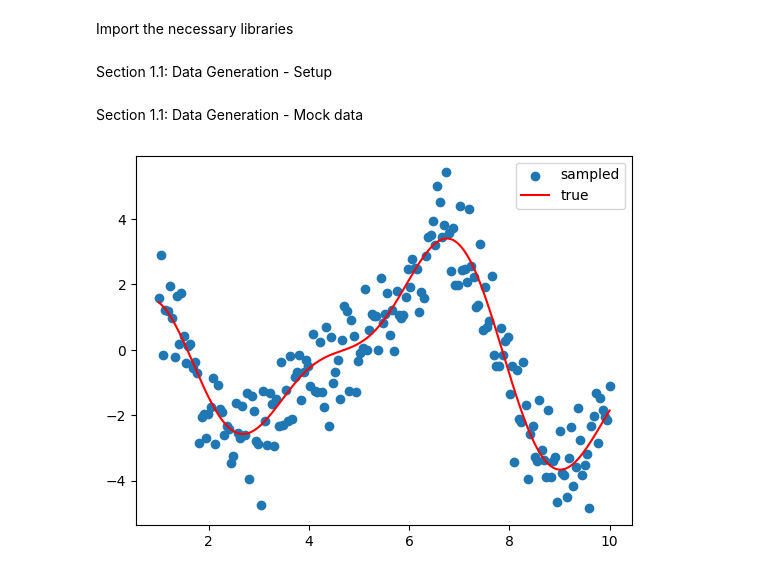
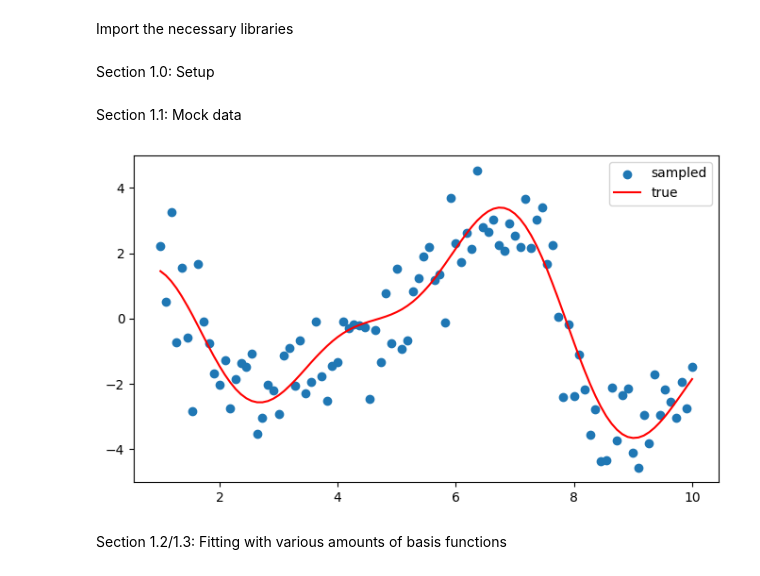
Before and after one commit to Steev3n/COMP551-F25, a Jupyter notebook: A2/A2code.ipynb, the cells around one changed output. Saved outputs shown, nothing was run; the diff lists cells and outputs as text; code cells hidden in the pictures.

```diff
--- a/A2/A2code.ipynb
+++ b/A2/A2code.ipynb
@@ -6,7 +6,7 @@ import numpy as np
 from enum import Enum
 import math
 # %% [markdown]
-Section 1.1: Data Generation - Setup
+Section 1.0: Setup
 # %%
 class BasisFunctions(Enum):
     LINEAR = "linear"
@@ -167,14 +216,17 @@ class Linear_Regression:
 # %% [markdown]
-Section 1.1: Data Generation - Mock data
+Section 1.1: Mock data
 # %%
-data = Linear_Regression.sampler(Linear_Regression.assignment_function, 200, 1, 10, random=False)
+data = Linear_Regression.sampler(Linear_Regression.assignment_function, 100, 1, 10, random=False)
 x = data.get("x")
 y = data.get("y")
 
+plt.figure(figsize=(8, 4.5))
 plt.scatter(x, y, label="sampled")
 plt.plot(x, Linear_Regression.assignment_function(x), label="true", color='red')
 plt.legend()
 plt.show()
 # %% [output]
-[figure, old version]
+[figure, new version]
+# %% [markdown]
+Section 1.2/1.3: Fitting with various amounts of basis functions
 # %%
```
Also changed, not shown: parts of 4 cells of this notebook.
